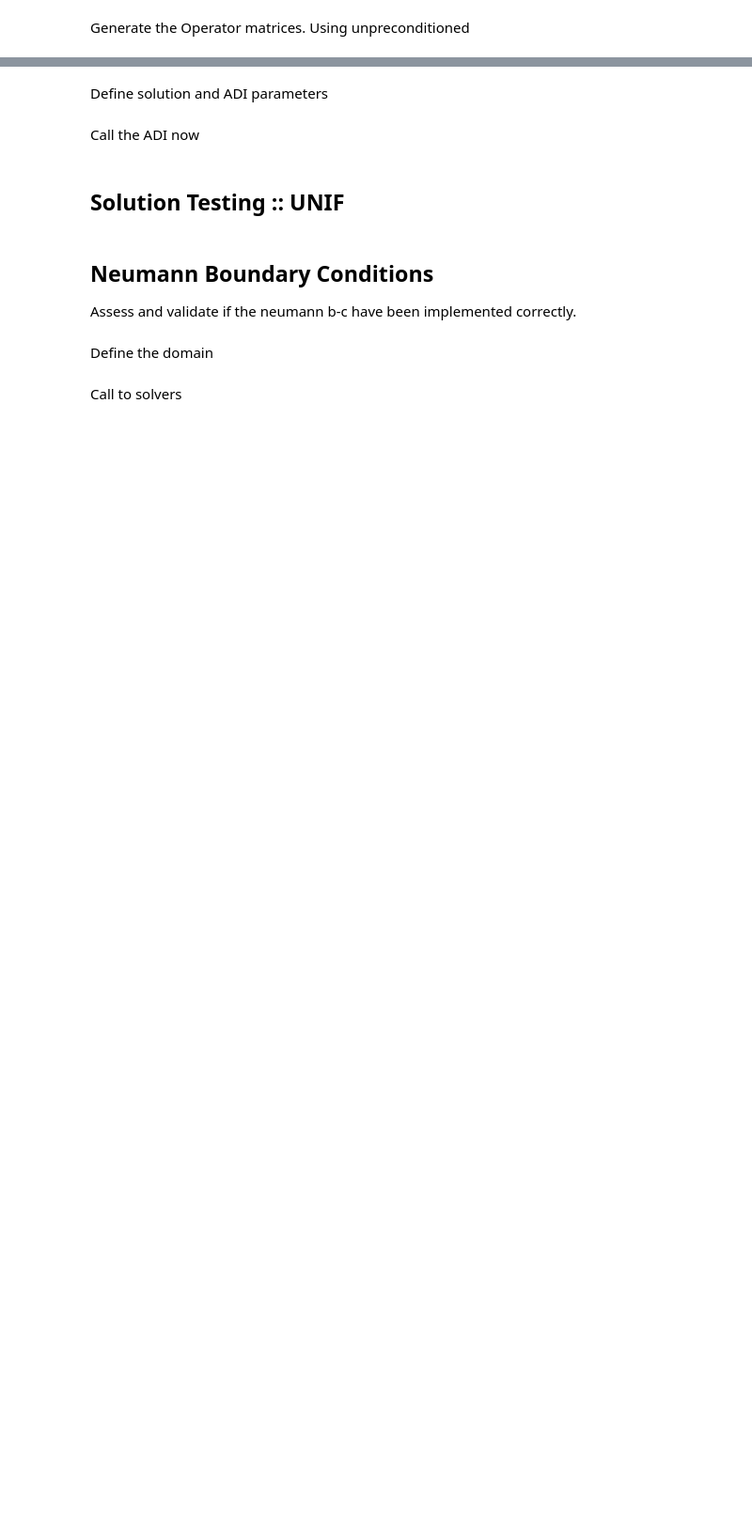
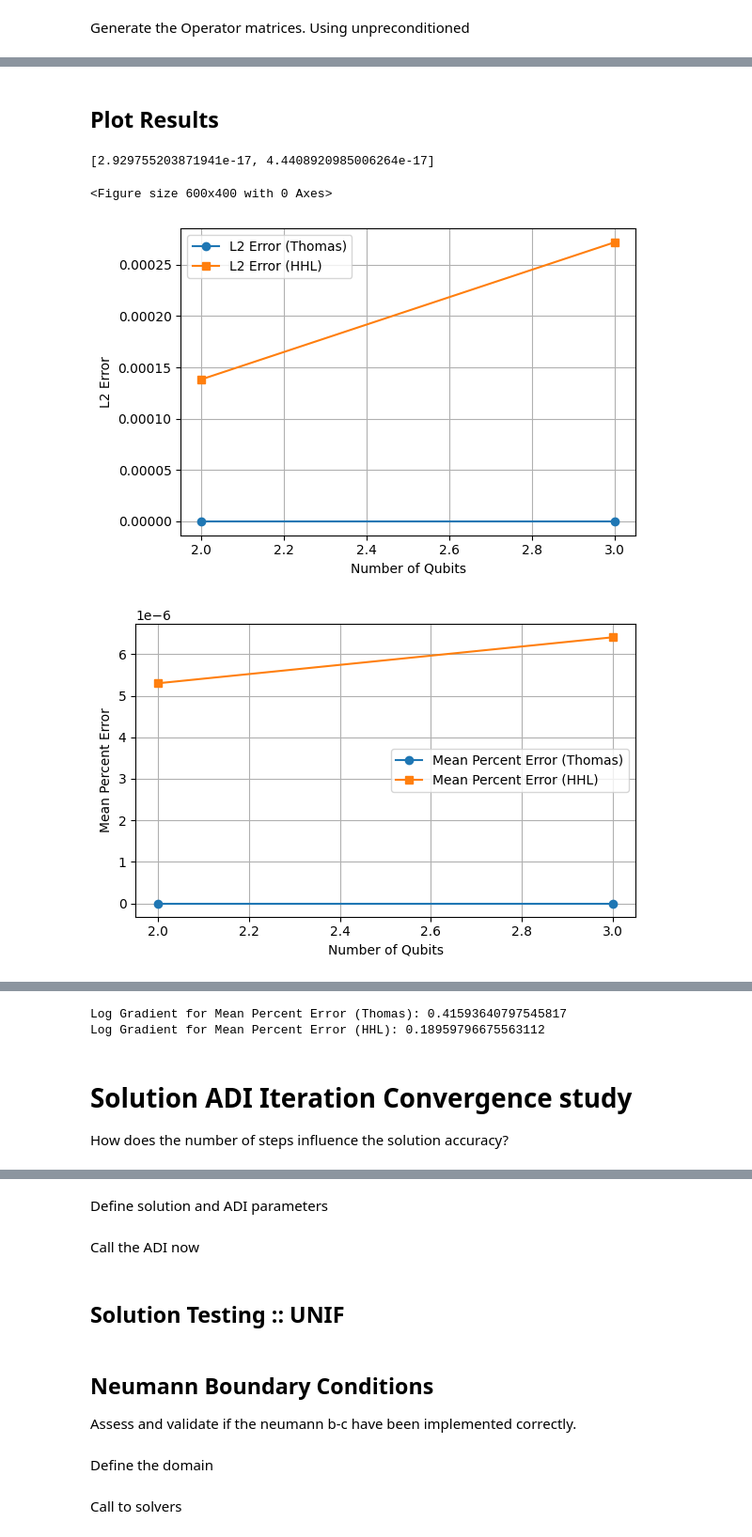
Before and after one commit to richard7990/quantum_linear_solvers, a Jupyter notebook: Helmholtz_2D_implementation.ipynb, the cells around one changed output, grey strips where cells are left out. Shown at 94% size. Saved outputs shown, nothing was run; the diff lists cells and outputs as text; code cells hidden in the pictures; blank space fills up the shorter version.

```diff
--- a/Helmholtz_2D_implementation.ipynb
+++ b/Helmholtz_2D_implementation.ipynb
@@ -1605,0 +1974,71 @@ plt.show()
+# %% [markdown]
+## Plot Results
+# %%
+
+# Optionally, plot the convergence
+plt.figure(figsize=(6,4))
+# Extract L2 errors for Thomas and HHL solutions
+qubits = list(errors_vs_qubits.keys())
+l2_errors_thomas = [errors_vs_qubits[q]["L2 Error (Thomas)"] for q in qubits]
+l2_errors_hhl = [errors_vs_qubits[q]["L2 Error (HHL)"] for q in qubits]
+pct_errors_thomas = [errors_vs_qubits[q]["Mean Percent Error (Thomas)"] for q in qubits]
+pct_errors_hhl = [errors_vs_qubits[q]["Mean Percent Error (HHL)"] for q in qubits]
+print(pct_errors_thomas)
+
+
+# Plot the L2 errors
+plt.figure(figsize=(6, 4))
+plt.plot(qubits, l2_errors_thomas, marker='o', label='L2 Error (Thomas)')
+plt.plot(qubits, l2_errors_hhl, marker='s', label='L2 Error (HHL)')
+plt.xlabel("Number of Qubits")
+plt.ylabel("L2 Error")
+plt.legend()
+plt.grid(True)
+plt.tight_layout()
+plt.savefig('figures/2D/mesh-conv-L2_Error_vs_Qubits.png')
+plt.show()
+
+# Plot the mean percent errors
+plt.figure(figsize=(6, 4))
+plt.plot(qubits, pct_errors_thomas, marker='o', label='Mean Percent Error (Thomas)')
+plt.plot(qubits, pct_errors_hhl, marker='s', label='Mean Percent Error (HHL)')
+plt.xlabel("Number of Qubits")
+plt.ylabel("Mean Percent Error")
+plt.legend()
+plt.grid(True)
+plt.tight_layout()
+plt.savefig('figures/2D/mesh-conv-Mean_Percent_Error_vs_Qubits.png')
+plt.show()
+
+# Plot the mean percent errors in log scale
+plt.figure(figsize=(6, 4))
+plt.plot(qubits, pct_errors_thomas, marker='o', label='Mean Percent Error (Thomas)')
+plt.plot(qubits, pct_errors_hhl, marker='s', label='Mean Percent Error (HHL)')
+plt.yscale('log')
+plt.xlabel("Number of Qubits")
+plt.ylabel("Mean Percent Error (log scale)")
+plt.legend()
+plt.grid(True, which="both", ls="--")
+plt.tight_layout()
+plt.savefig('figures/2D/mesh-conv-Mean_Percent_Error_vs_Qubits_Log_Scale.png')
+plt.show()
+
+
+# Compute the log-gradient of the percent errors with respect to the number of qubits.# Compute the log-gradient of the percent errors with respect to the number of qubits.# Compute the log-gradient of the percent errors with respect to the number of qubits.# Compute the log-gradient of the percent errors with respect to the number of qubits.
+qubits_arr = np.array(qubits)
+
+# Convert percent errors lists to numpy arrays and take the natural log
+log_pct_errors_thomas = np.log(np.array(pct_errors_thomas))
+log_pct_errors_hhl = np.log(np.array(pct_errors_hhl))
+
+# Compute the gradient of the log percent errors
+grad_pct_errors_thomas = np.gradient(log_pct_errors_thomas, qubits_arr)
+grad_pct_errors_hhl = np.gradient(log_pct_errors_hhl, qubits_arr)
+
+print("Log Gradient for Mean Percent Error (Thomas):", np.mean(grad_pct_errors_thomas))
+print("Log Gradient for Mean Percent Error (HHL):", np.mean(grad_pct_errors_hhl))
+# %% [output]
+[2.929755203871941e-17, 4.4408920985006264e-17]
+<Figure size 600x400 with 0 Axes>
+[figure, added]
+[figure, added]
@@ -1605,0 +2046,5 @@ plt.show()
+Log Gradient for Mean Percent Error (Thomas): 0.41593640797545817
+Log Gradient for Mean Percent Error (HHL): 0.18959796675563112
+# %% [markdown]
+# Solution ADI Iteration Convergence study
+How does the number of steps influence the solution accuracy?
```
Also changed, not shown: parts of 31 cells of this notebook, 15 other files.
